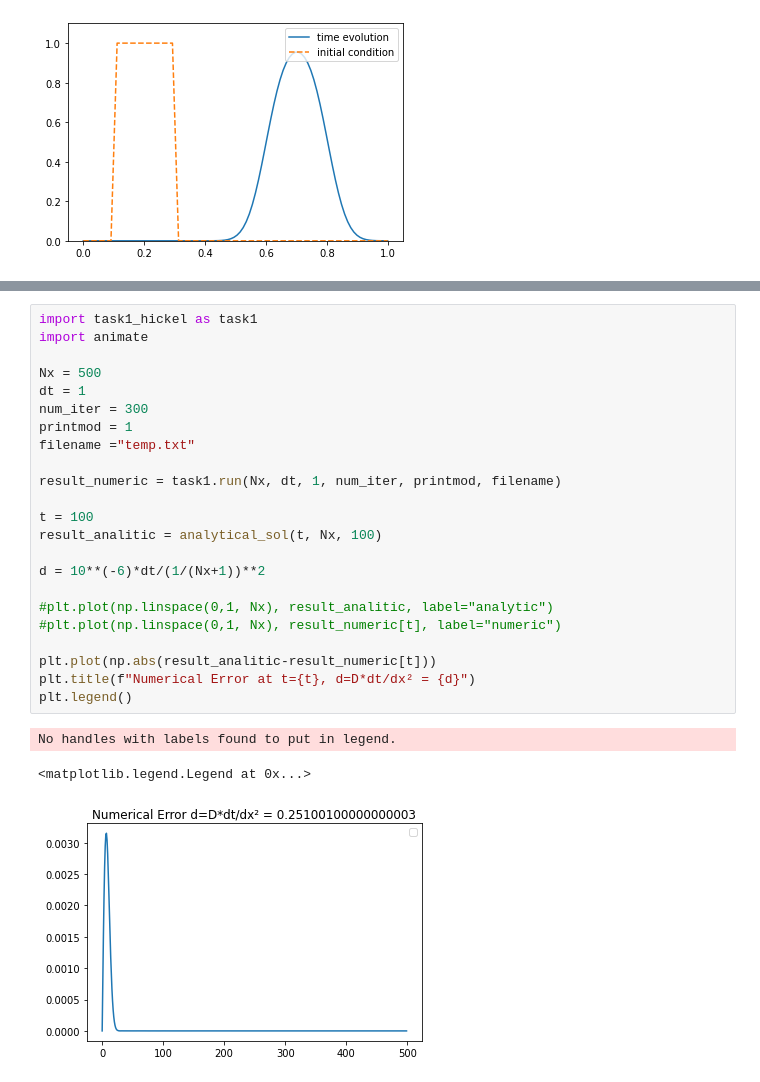
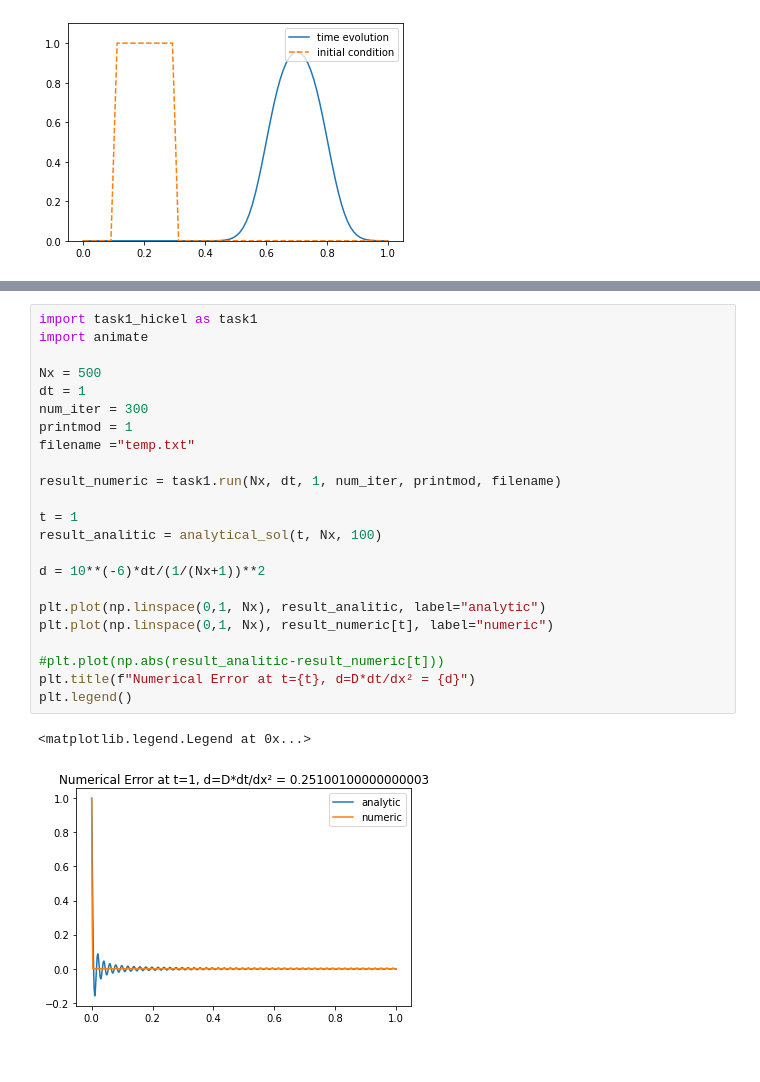
Before and after one commit to hitimr/NSSC2, a Jupyter notebook: Ex3/1.1_hiti.ipynb, the cells around one changed output, grey strips where cells are left out. Saved outputs shown, nothing was run; the diff lists cells and outputs as text.

```diff
--- a/Ex3/1.1_hiti.ipynb
+++ b/Ex3/1.1_hiti.ipynb
@@ -194,27 +219,26 @@ Time spent calculatiung: 0.03901362419128418s
 # %%
 import task1_hickel as task1
 import animate
 
 Nx = 500
 dt = 1
 num_iter = 300
 printmod = 1
 filename ="temp.txt"
 
 result_numeric = task1.run(Nx, dt, 1, num_iter, printmod, filename)
 
-t = 100
+t = 1
 result_analitic = analytical_sol(t, Nx, 100)
 
 d = 10**(-6)*dt/(1/(Nx+1))**2
 
-#plt.plot(np.linspace(0,1, Nx), result_analitic, label="analytic")
-#plt.plot(np.linspace(0,1, Nx), result_numeric[t], label="numeric")
+plt.plot(np.linspace(0,1, Nx), result_analitic, label="analytic")
+plt.plot(np.linspace(0,1, Nx), result_numeric[t], label="numeric")
 
-plt.plot(np.abs(result_analitic-result_numeric[t]))
+#plt.plot(np.abs(result_analitic-result_numeric[t]))
 plt.title(f"Numerical Error at t={t}, d=D*dt/dx² = {d}")
 plt.legend()
 # %% [output]
-No handles with labels found to put in legend.
+<matplotlib.legend.Legend at 0x...>
-<matplotlib.legend.Legend at 0x...>
-[figure, old version]
+[figure, new version]
```
Also changed, not shown: parts of 4 cells of this notebook, 1 other file.
